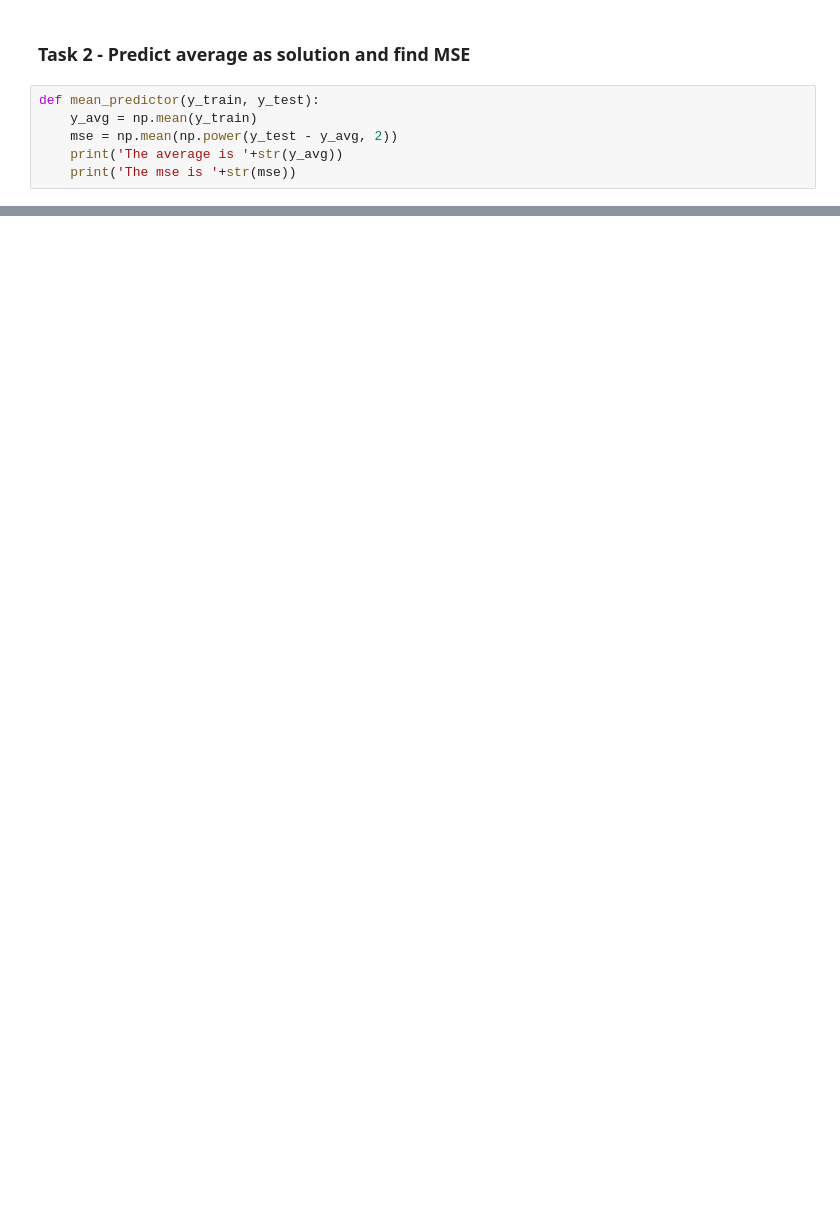
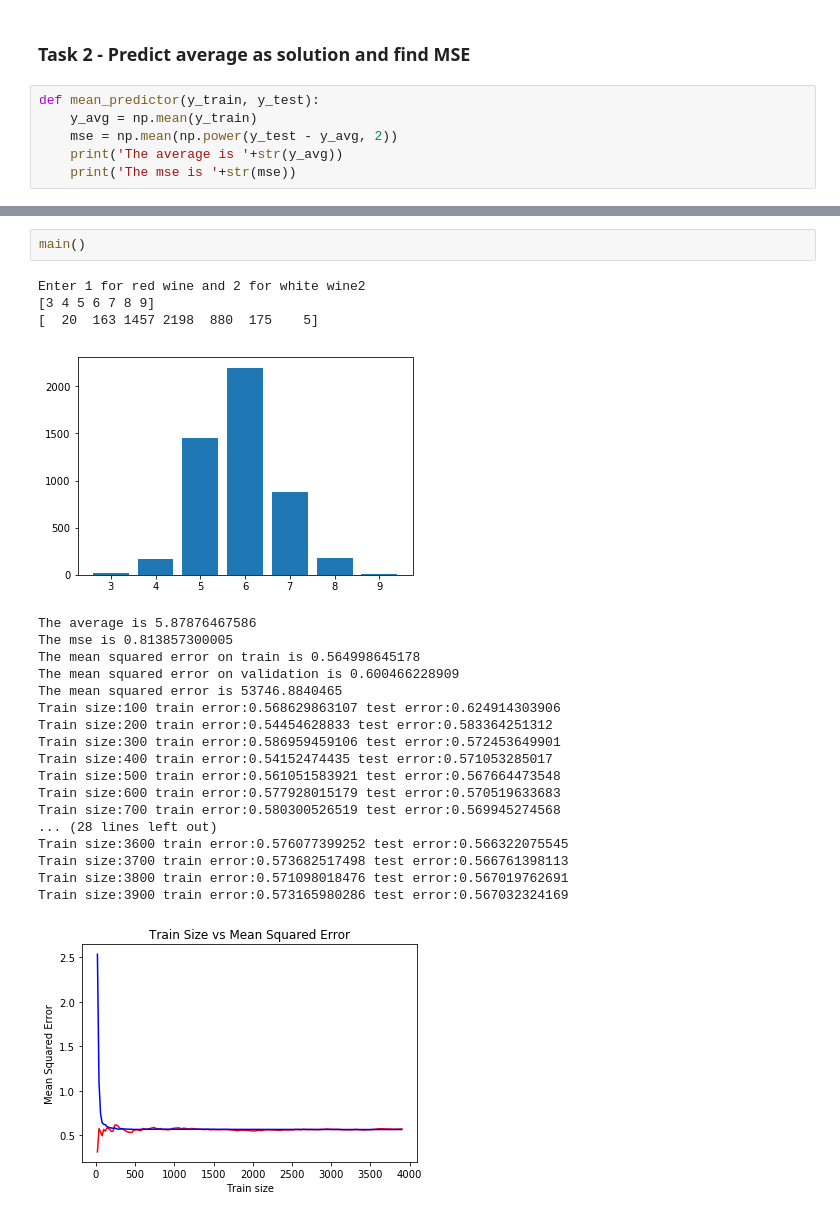
Before and after one commit to Sri-Vishnu-Kumar-K/MLLab, a Jupyter notebook: Lab1/LinearRegression.ipynb, the cells around one changed output, grey strips where cells are left out. Drawn from its saved outputs; the diff is of its cells as text; blank space fills up the shorter version.

```diff
--- a/Lab1/LinearRegression.ipynb
+++ b/Lab1/LinearRegression.ipynb
@@ -75,0 +172,25 @@ def linear_regression(X_train, y_train, X_test, y_test):
+# %%
+main()
+# %% [output]
+Enter 1 for red wine and 2 for white wine2
+[3 4 5 6 7 8 9]
+[  20  163 1457 2198  880  175    5]
+[figure, added]
+The average is 5.87876467586
+The mse is 0.813857300005
+The mean squared error on train is 0.564998645178
+The mean squared error on validation is 0.600466228909
+The mean squared error is 53746.8840465
+Train size:100 train error:0.568629863107 test error:0.624914303906
+Train size:200 train error:0.54454628833 test error:0.583364251312
+Train size:300 train error:0.586959459106 test error:0.572453649901
+Train size:400 train error:0.54152474435 test error:0.571053285017
+Train size:500 train error:0.561051583921 test error:0.567664473548
+Train size:600 train error:0.577928015179 test error:0.570519633683
+Train size:700 train error:0.580300526519 test error:0.569945274568
+... (28 lines left out)
+Train size:3600 train error:0.576077399252 test error:0.566322075545
+Train size:3700 train error:0.573682517498 test error:0.566761398113
+Train size:3800 train error:0.571098018476 test error:0.567019762691
+Train size:3900 train error:0.573165980286 test error:0.567032324169
+[figure, added]
```
Also changed, not shown: parts of 9 cells of this notebook, 1 other file.
